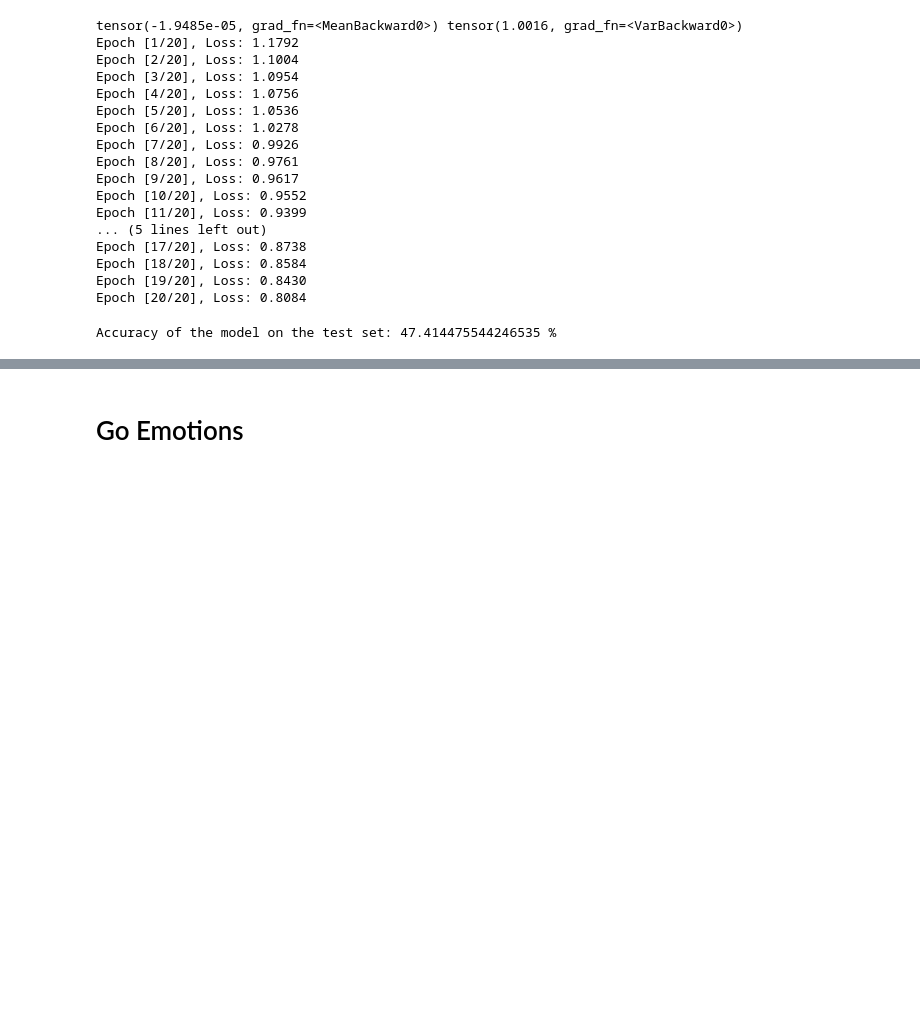
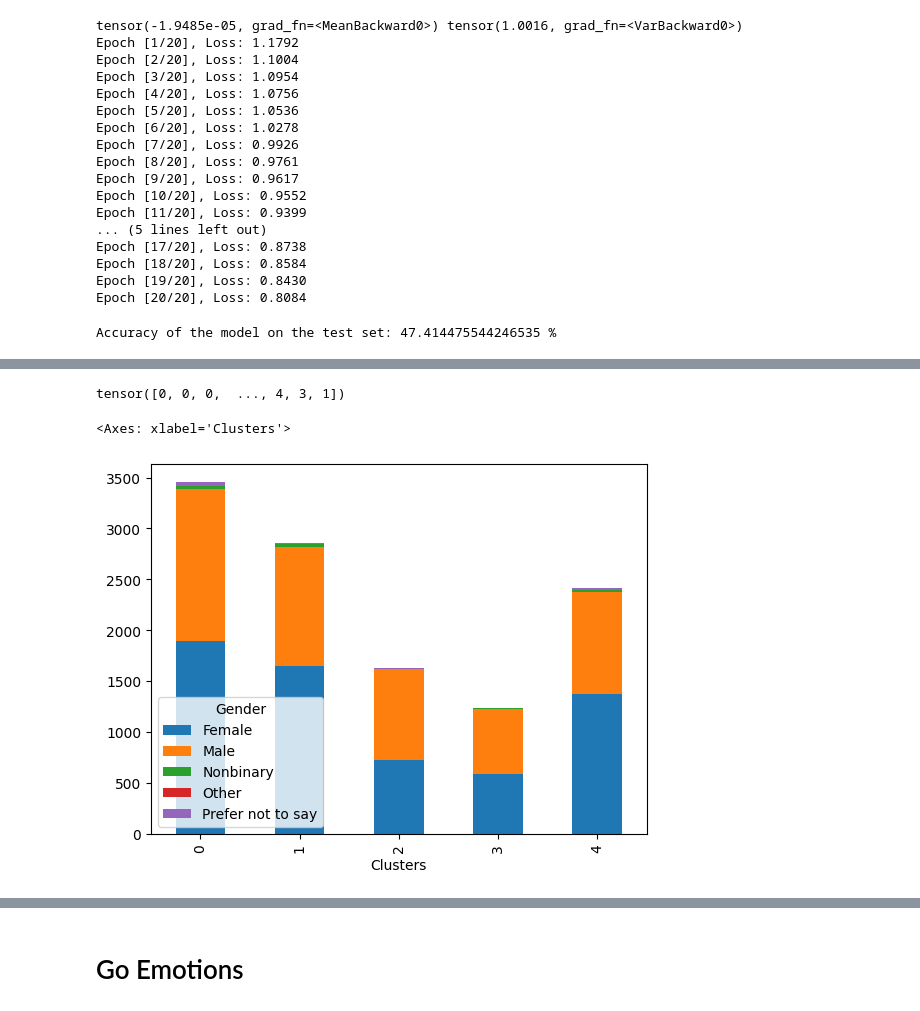
Before and after one commit to yarakhater/annotator_disagreement, a Jupyter notebook: nn-classifier.ipynb, the cells around one changed output, grey strips where cells are left out. Drawn from its saved outputs; the diff is of its cells as text; code cells hidden in the pictures; blank space fills up the shorter version.

```diff
--- a/nn-classifier.ipynb
+++ b/nn-classifier.ipynb
@@ -279,7 +290,7 @@ Name: toxic_score, dtype: int64
 # %% [markdown]
 ## train + test
 # %%
-classifier_1 = MLP.train(pretrained_embeddings, train_df['text_ids'], train_df['worker_id'], train_df['toxic_score'], len(train_df["toxic_score"].unique()), mode="text", nb_groups = 5)
+classifier_1 = MLP.train(pretrained_embeddings, train_df['text_ids'], train_df['worker_id'], train_df['toxic_score'], len(train_df["toxic_score"].unique()), mode="text")
 # %% [output]
 tensor(0.0002, grad_fn=<MeanBackward0>) tensor(1.0008, grad_fn=<VarBackward0>)
 Epoch [1/20], Loss: 1.3204
@@ -303,7 +314,7 @@ predicted = MLP.test(test_df['text_ids'], test_df['worker_id'], test_df['toxic_s
 # %% [output]
 Accuracy of the model on the test set: 50.221939496748654 %
 # %%
-classifier_2 = MLP.train(pretrained_embeddings, train_df['text_ids'], train_df['worker_id'], train_df['toxic_score'], len(train_df["toxic_score"].unique()), mode="text_annotators", nb_groups = 5)
+classifier_2 = MLP.train(pretrained_embeddings, train_df['text_ids'], train_df['worker_id'], train_df['toxic_score'], len(train_df["toxic_score"].unique()), mode="text_annotators")
 # %% [output]
 tensor(-1.9485e-05, grad_fn=<MeanBackward0>) tensor(1.0016, grad_fn=<VarBackward0>)
 Epoch [1/20], Loss: 1.1792
@@ -352,0 +364,17 @@ Accuracy of the model on the test set: 48.29092451229856 %
+# %%
+classifier_3.load_state_dict(classifier_3.state_dict())
+classifier_3.eval()
+group_assignment_trained = classifier_3.group_assignment
+# %%
+clusters = group_assignment_trained.max(dim=1).indices
+clusters
+# %% [output]
+tensor([0, 0, 0,  ..., 4, 3, 1])
+# %%
+data = pd.DataFrame({'Clusters': clusters, 'Gender': annotators_df['gender']})
+grouped_data = data.groupby(['Clusters', 'Gender']).size().reset_index(name='Count')
+pivot_table = grouped_data.pivot(index='Clusters', columns='Gender', values='Count')
+pivot_table.plot(kind='bar', stacked=True)
+# %% [output]
+<Axes: xlabel='Clusters'>
+[figure, added]
```
Also changed, not shown: parts of 23 cells of this notebook, 1 other file.
